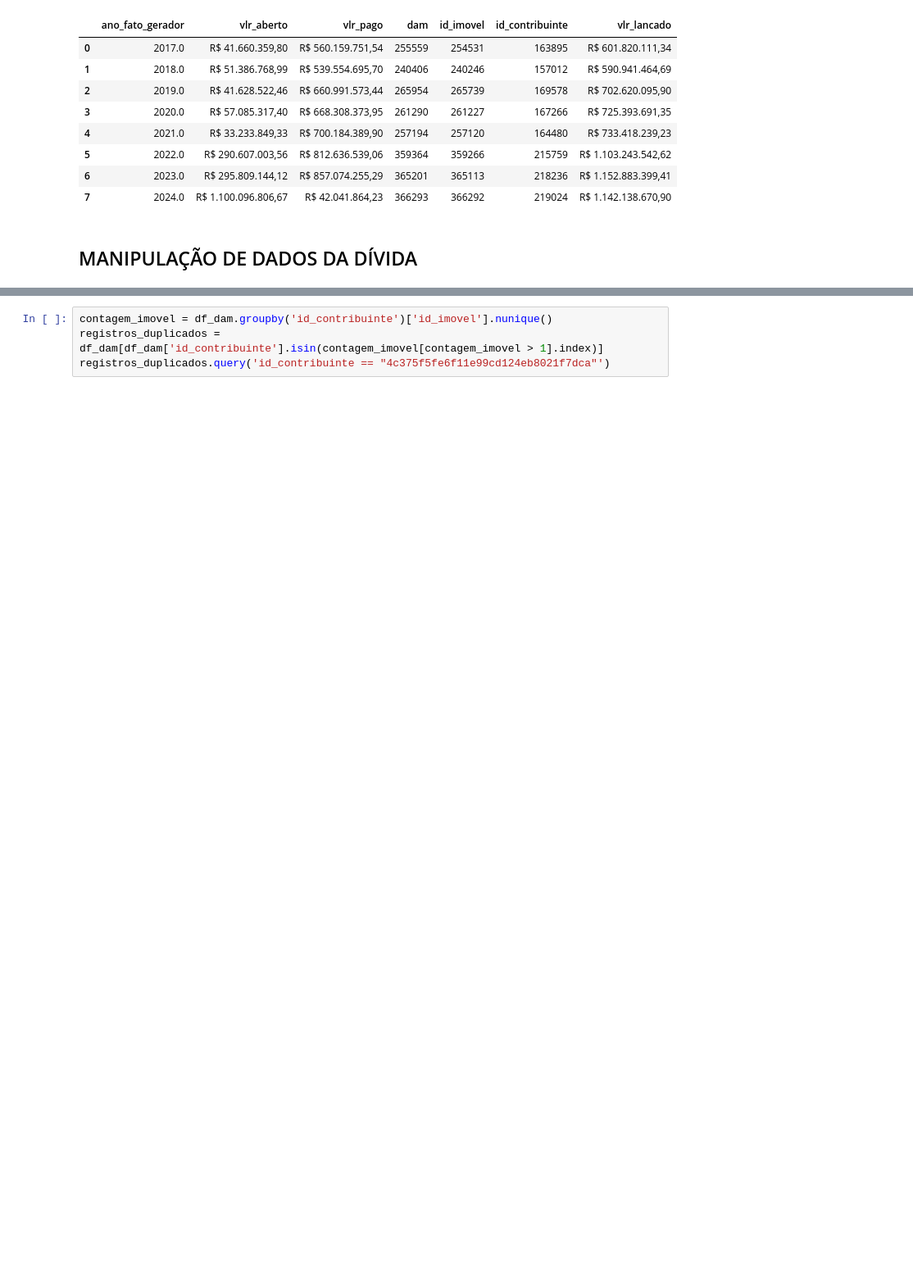
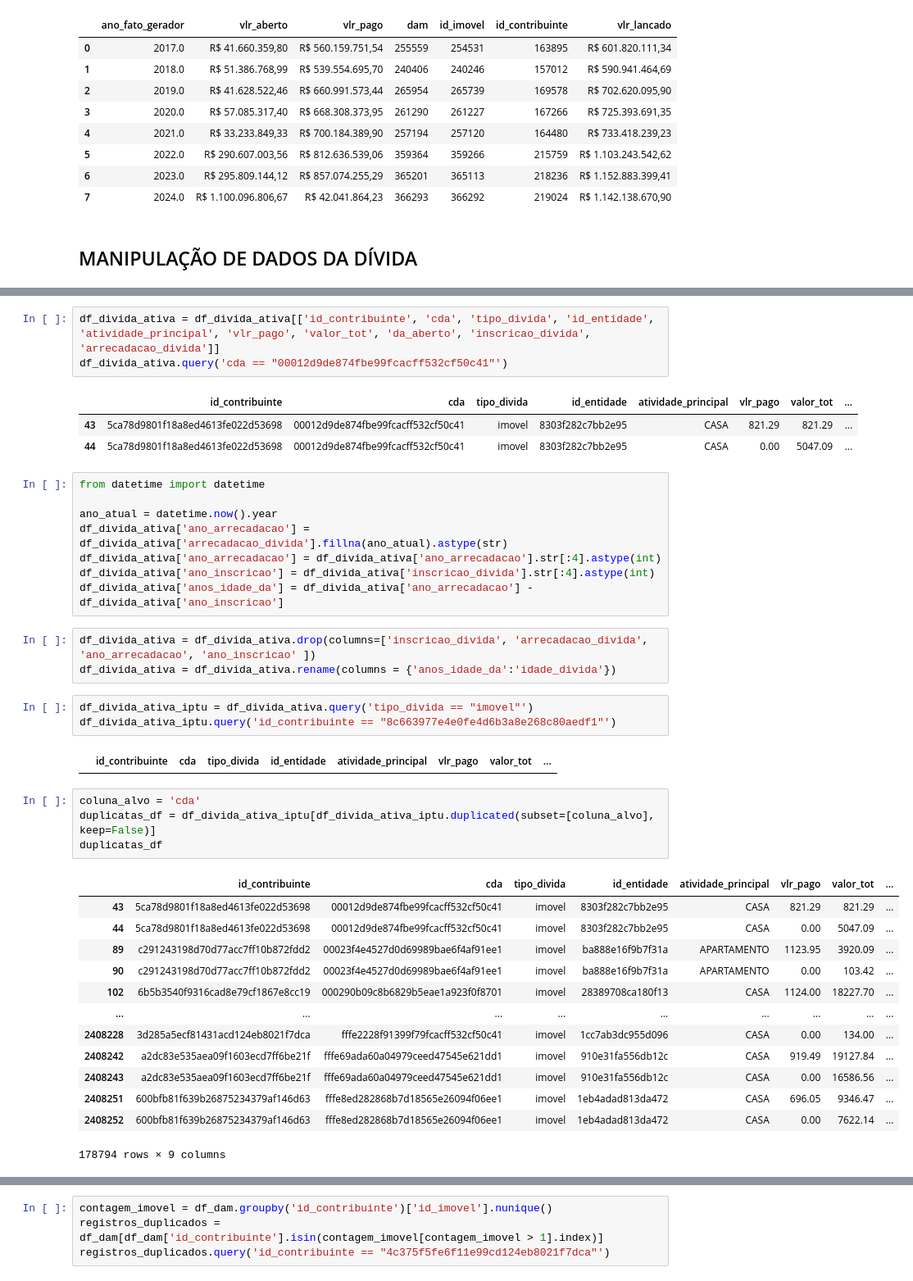
Before and after one commit to LanCarv/divida_ativa, a Jupyter notebook: regressao_iptu_debito.ipynb, the cells around one changed output, grey strips where cells are left out. Shown at 82% size. Saved outputs shown, nothing was run; the diff lists cells and outputs as text; blank space fills up the shorter version.

Commit message:
adicionando contetxo da divida ativa no modelo de debito

```diff
--- a/regressao_iptu_debito.ipynb
+++ b/regressao_iptu_debito.ipynb
@@ -65,0 +72,41 @@ df_dam.head()
+# %%
+df_divida_ativa = df_divida_ativa[['id_contribuinte', 'cda', 'tipo_divida', 'id_entidade', 'atividade_principal', 'vlr_pago', 'valor_tot', 'da_aberto', 'inscricao_divida', 'arrecadacao_divida']]
+df_divida_ativa.query('cda == "00012d9de874fbe99fcacff532cf50c41"')
+# %% [output]
+|  | id_contribuinte | cda | tipo_divida | id_entidade | atividade_principal | vlr_pago | valor_tot | ... |
+| 43 | 5ca78d9801f18a8ed4613fe022d53698 | 00012d9de874fbe99fcacff532cf50c41 | imovel | 8303f282c7bb2e95 | CASA | 821.29 | 821.29 | ... |
+| 44 | 5ca78d9801f18a8ed4613fe022d53698 | 00012d9de874fbe99fcacff532cf50c41 | imovel | 8303f282c7bb2e95 | CASA | 0.00 | 5047.09 | ... |
+# %%
+from datetime import datetime
+
+ano_atual = datetime.now().year
+df_divida_ativa['ano_arrecadacao'] = df_divida_ativa['arrecadacao_divida'].fillna(ano_atual).astype(str)
+df_divida_ativa['ano_arrecadacao'] = df_divida_ativa['ano_arrecadacao'].str[:4].astype(int)
+df_divida_ativa['ano_inscricao'] = df_divida_ativa['inscricao_divida'].str[:4].astype(int)
+df_divida_ativa['anos_idade_da'] = df_divida_ativa['ano_arrecadacao'] - df_divida_ativa['ano_inscricao']
+# %%
+df_divida_ativa = df_divida_ativa.drop(columns=['inscricao_divida', 'arrecadacao_divida', 'ano_arrecadacao', 'ano_inscricao' ])
+df_divida_ativa = df_divida_ativa.rename(columns = {'anos_idade_da':'idade_divida'})
+# %%
+df_divida_ativa_iptu = df_divida_ativa.query('tipo_divida == "imovel"')
+df_divida_ativa_iptu.query('id_contribuinte == "8c663977e4e0fe4d6b3a8e268c80aedf1"')
+# %% [output]
+|  | id_contribuinte | cda | tipo_divida | id_entidade | atividade_principal | vlr_pago | valor_tot | ... |
+# %%
+coluna_alvo = 'cda'
+duplicatas_df = df_divida_ativa_iptu[df_divida_ativa_iptu.duplicated(subset=[coluna_alvo], keep=False)]
+duplicatas_df
+# %% [output]
+|  | id_contribuinte | cda | tipo_divida | id_entidade | atividade_principal | vlr_pago | valor_tot | ... |
+| 43 | 5ca78d9801f18a8ed4613fe022d53698 | 00012d9de874fbe99fcacff532cf50c41 | imovel | 8303f282c7bb2e95 | CASA | 821.29 | 821.29 | ... |
+| 44 | 5ca78d9801f18a8ed4613fe022d53698 | 00012d9de874fbe99fcacff532cf50c41 | imovel | 8303f282c7bb2e95 | CASA | 0.00 | 5047.09 | ... |
+| 89 | c291243198d70d77acc7ff10b872fdd2 | 00023f4e4527d0d69989bae6f4af91ee1 | imovel | ba888e16f9b7f31a | APARTAMENTO | 1123.95 | 3920.09 | ... |
+| 90 | c291243198d70d77acc7ff10b872fdd2 | 00023f4e4527d0d69989bae6f4af91ee1 | imovel | ba888e16f9b7f31a | APARTAMENTO | 0.00 | 103.42 | ... |
+| 102 | 6b5b3540f9316cad8e79cf1867e8cc19 | 000290b09c8b6829b5eae1a923f0f8701 | imovel | 28389708ca180f13 | CASA | 1124.00 | 18227.70 | ... |
+| ... | ... | ... | ... | ... | ... | ... | ... | ... |
+| 2408228 | 3d285a5ecf81431acd124eb8021f7dca | fffe2228f91399f79fcacff532cf50c41 | imovel | 1cc7ab3dc955d096 | CASA | 0.00 | 134.00 | ... |
+| 2408242 | a2dc83e535aea09f1603ecd7ff6be21f | fffe69ada60a04979ceed47545e621dd1 | imovel | 910e31fa556db12c | CASA | 919.49 | 19127.84 | ... |
+| 2408243 | a2dc83e535aea09f1603ecd7ff6be21f | fffe69ada60a04979ceed47545e621dd1 | imovel | 910e31fa556db12c | CASA | 0.00 | 16586.56 | ... |
+| 2408251 | 600bfb81f639b26875234379af146d63 | fffe8ed282868b7d18565e26094f06ee1 | imovel | 1eb4adad813da472 | CASA | 696.05 | 9346.47 | ... |
+| 2408252 | 600bfb81f639b26875234379af146d63 | fffe8ed282868b7d18565e26094f06ee1 | imovel | 1eb4adad813da472 | CASA | 0.00 | 7622.14 | ... |
+178794 rows × 9 columns
```
Also changed, not shown: parts of 9 cells of this notebook.
